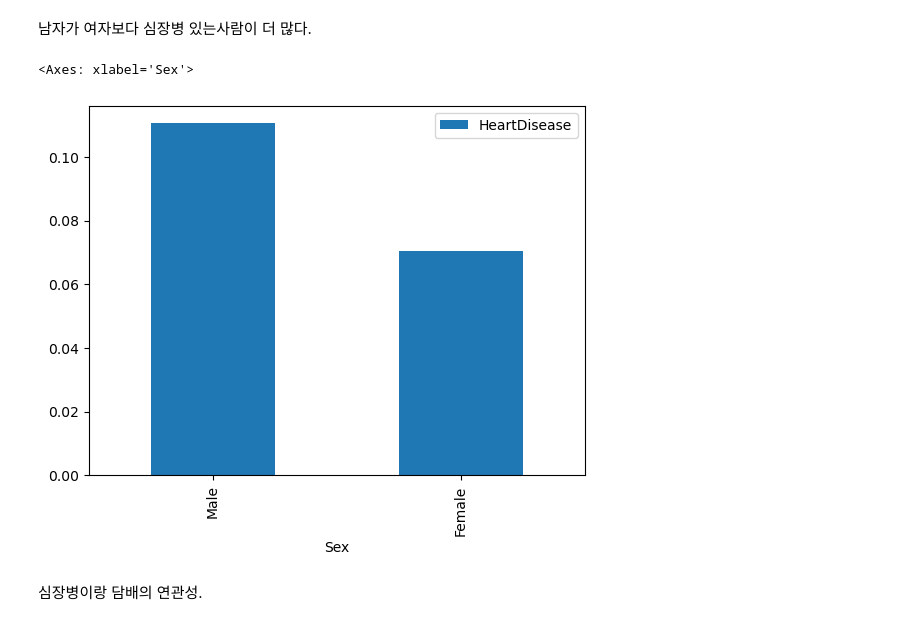
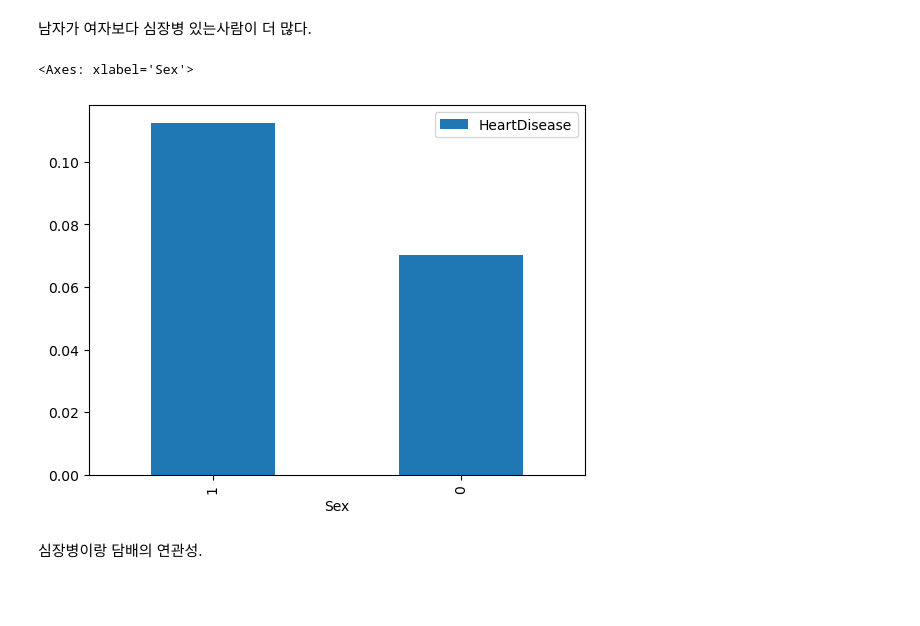
Before and after one commit to JaydenCJH/project_HD, a Jupyter notebook: ChoiJaeHyung.ipynb, the cells around one changed output. Drawn from its saved outputs; the diff is of its cells as text; code cells hidden in the pictures; blank space fills up the shorter version.

```diff
--- a/ChoiJaeHyung.ipynb
+++ b/ChoiJaeHyung.ipynb
@@ -129,7 +152,7 @@ sns.countplot(x = 'HadHeartAttack', data = dataset)
 # %%
 #일단 임시로 파일 복사후, 그 파일로 작업해보기
 
-temp = dataset.copy()
+temp = new_data.copy()
 
 temp["HeartDisease"] = 0
 temp.loc[temp["HadHeartAttack"] == "Yes","HeartDisease"] = 1
@@ -150,21 +173,21 @@ temp.loc[temp["GeneralHealth"] == "Fair","GeneralHealth"] = 1
 temp.loc[temp["GeneralHealth"] == "Good","GeneralHealth"] = 2
 temp.loc[temp["GeneralHealth"] == "Very good","GeneralHealth"] = 3
 temp.loc[temp["GeneralHealth"] == "Excellent","GeneralHealth"] = 4
-temp["GeneralHealth"] = temp["GeneralHealth"].astype('float')
+temp["GeneralHealth"] = temp["GeneralHealth"].astype('int32')
 
 #Last check up time encoding
 temp.loc[temp["LastCheckupTime"] == "Within past year (anytime less than 12 months ago)","LastCheckupTime"] = 0
 temp.loc[temp["LastCheckupTime"] == "Within past 2 years (1 year but less than 2 years ago)","LastCheckupTime"] = 1
 temp.loc[temp["LastCheckupTime"] == "Within past 5 years (2 years but less than 5 years ago)","LastCheckupTime"] = 2
 temp.loc[temp["LastCheckupTime"] == "5 or more years ago","LastCheckupTime"] = 3
-temp["LastCheckupTime"] = temp["LastCheckupTime"].astype('float')
+temp["LastCheckupTime"] = temp["LastCheckupTime"].astype('int32')
 
 #SmokerStatus
 temp.loc[temp["SmokerStatus"] == "Never smoked","SmokerStatus"] = 0
 temp.loc[temp["SmokerStatus"] == "Former smoker","SmokerStatus"] = 1
 temp.loc[temp["SmokerStatus"] == "Current smoker - now smokes some days","SmokerStatus"] = 2
 temp.loc[temp["SmokerStatus"] == "Current smoker - now smokes every day","SmokerStatus"] = 3
-temp["SmokerStatus"] = temp["SmokerStatus"].astype('float')
+temp["SmokerStatus"] = temp["SmokerStatus"].astype('int32')
 
 
 #ECigaretteUsage
@@ -172,12 +195,20 @@ temp.loc[temp["ECigaretteUsage"] == "Never used e-cigarettes in my entire life",
 temp.loc[temp["ECigaretteUsage"] == "Not at all (right now)","ECigaretteUsage"] = 1
 temp.loc[temp["ECigaretteUsage"] == "Use them some days","ECigaretteUsage"] = 2
 temp.loc[temp["ECigaretteUsage"] == "Use them every day","ECigaretteUsage"] = 3
-temp["ECigaretteUsage"] = temp["ECigaretteUsage"].astype('float')
+temp["ECigaretteUsage"] = temp["ECigaretteUsage"].astype('int32')
 
 
 #RemovedTeeth
 temp.loc[temp["RemovedTeeth"] == "None of them","RemovedTeeth"] = 0
+temp.loc[temp["RemovedTeeth"] == "None of Them","RemovedTeeth"] = 0
 temp.loc[temp["RemovedTeeth"] == "1 to 5","RemovedTeeth"] = 1
 temp.loc[temp["RemovedTeeth"] == "6 or more, but not all","RemovedTeeth"] = 2
 temp.loc[temp["RemovedTeeth"] == "All","RemovedTeeth"] = 3
-temp["RemovedTeeth"] = temp["RemovedTeeth"].astype('float')
+temp["RemovedTeeth"] = temp["RemovedTeeth"].astype('int32')
+
+#HadDiabetes
+temp.loc[temp["HadDiabetes"] == "No","HadDiabetes"] = 0
+temp.loc[temp["HadDiabetes"] == "Yes, but only during pregnancy (female)","HadDiabetes"] = 1
+temp.loc[temp["HadDiabetes"] == "No, pre-diabetes or borderline diabetes","HadDiabetes"] = 2
+temp.loc[temp["HadDiabetes"] == "Yes","HadDiabetes"] = 3
+temp["HadDiabetes"] = temp["HadDiabetes"].astype('int32')
@@ -192,0 +215,19 @@ Name: count, dtype: int64
+# %%
+#나이 인코딩
+ages = {
+    'Age 80 or older': 80,
+    'Age 55 to 59': 55,
+    'Age 40 to 44': 40,
+    'Age 75 to 79': 75,
+    'Age 70 to 74': 70,
+    'Age 65 to 69': 65,
+    'Age 60 to 64': 60,
+    'Age 50 to 54': 50,
+    'Age 45 to 49': 45,
+    'Age 35 to 39': 35,
+    'Age 30 to 34': 30,
+    'Age 25 to 29': 25,
+    'Age 18 to 24': 18
+}
+
+temp['AgeCategory'] = temp['AgeCategory'].map(lambda x: ages[x])
@@ -231,11 +314,11 @@ plt.show()
 # %% [markdown]
 남자가 여자보다 심장병 있는사람이 더 많다.
 # %%
-temp[['Sex', 'HeartDisease']].groupby(['Sex']).mean().sort_values(by = 'HeartDisease', ascending = False).plot.bar()
+temp_encoded[['Sex', 'HeartDisease']].groupby(['Sex']).mean().sort_values(by = 'HeartDisease', ascending = False).plot.bar()
 #남자 1, 여자 0
 # %% [output]
 <Axes: xlabel='Sex'>
-[figure, old version]
+[figure, new version]
 # %% [markdown]
 심장병이랑 담배의 연관성.
 # %%
```
Also changed, not shown: parts of 25 cells of this notebook.
